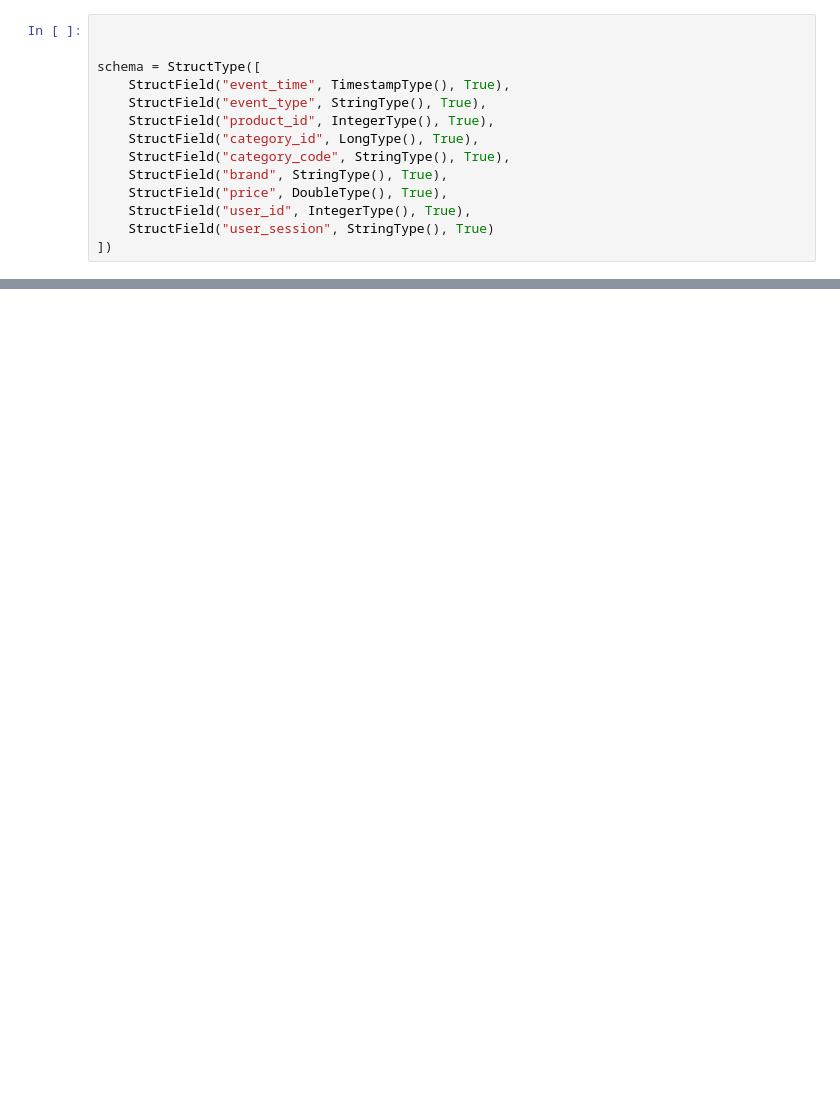
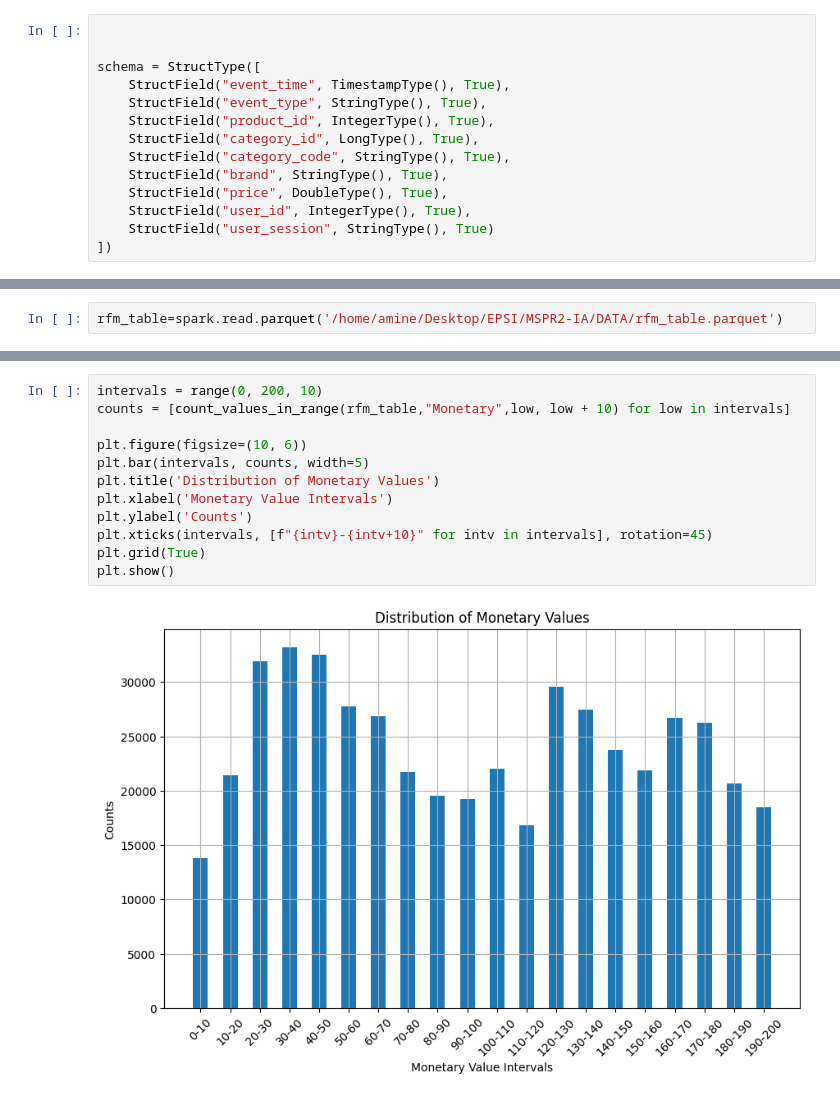
Before and after one commit to Zenaidji/Segmentation-client, a Jupyter notebook: MSPR_Clustring.ipynb, the cells around one changed output, grey strips where cells are left out. Drawn from its saved outputs; the diff is of its cells as text; blank space fills up the shorter version.

```diff
--- a/MSPR_Clustring.ipynb
+++ b/MSPR_Clustring.ipynb
@@ -339,0 +278,2 @@ only showing top 20 rows
+# %%
+rfm_table=spark.read.parquet('/home/amine/Desktop/EPSI/MSPR2-IA/DATA/rfm_table.parquet')
@@ -339,0 +374,14 @@ only showing top 20 rows
+# %%
+intervals = range(0, 200, 10)
+counts = [count_values_in_range(rfm_table,"Monetary",low, low + 10) for low in intervals]
+
+plt.figure(figsize=(10, 6))
+plt.bar(intervals, counts, width=5)
+plt.title('Distribution of Monetary Values')
+plt.xlabel('Monetary Value Intervals')
+plt.ylabel('Counts')
+plt.xticks(intervals, [f"{intv}-{intv+10}" for intv in intervals], rotation=45)
+plt.grid(True)
+plt.show()
+# %% [output]
+[figure, added]
```
Also changed, not shown: parts of 47 cells of this notebook, 18 other files.
